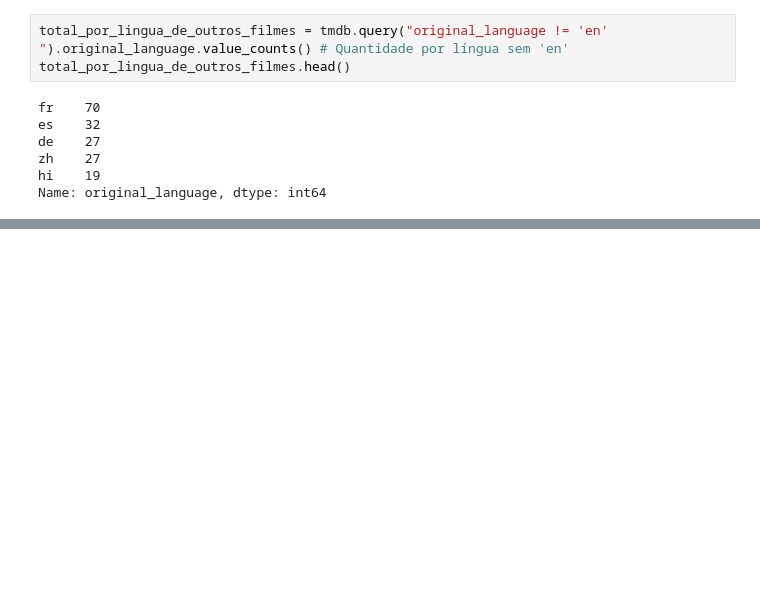
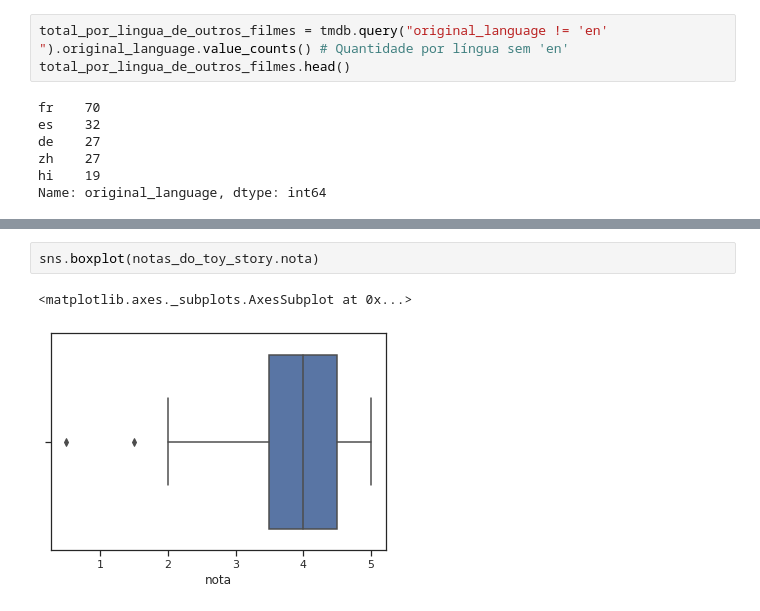
Before and after one commit to laurivansareta/introducao-a-data-science, a Jupyter notebook: Introdução_a_Data_Science.ipynb, the cells around one changed output, grey strips where cells are left out. Cells and saved outputs as stored; diff of their text form; blank space fills up the shorter version.

```diff
--- a/Introdução_a_Data_Science.ipynb
+++ b/Introdução_a_Data_Science.ipynb
@@ -453,0 +525,5 @@ sns.catplot(x="original_language",
+# %%
+sns.boxplot(notas_do_toy_story.nota)
+# %% [output]
+<matplotlib.axes._subplots.AxesSubplot at 0x...>
+[figure, added]
```
Also changed, not shown: parts of 22 cells of this notebook.
